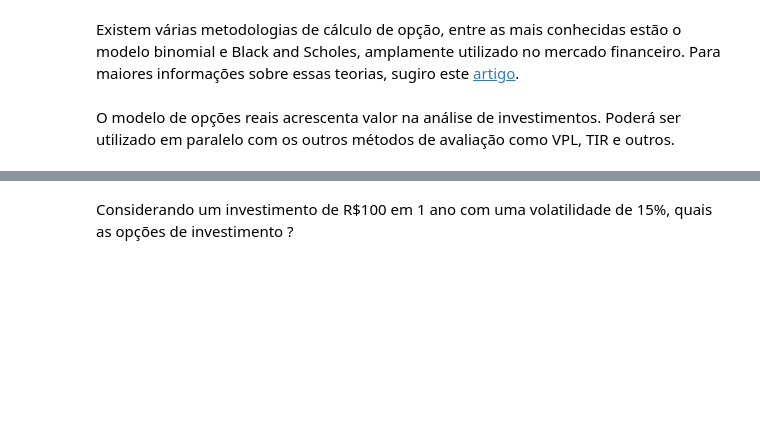
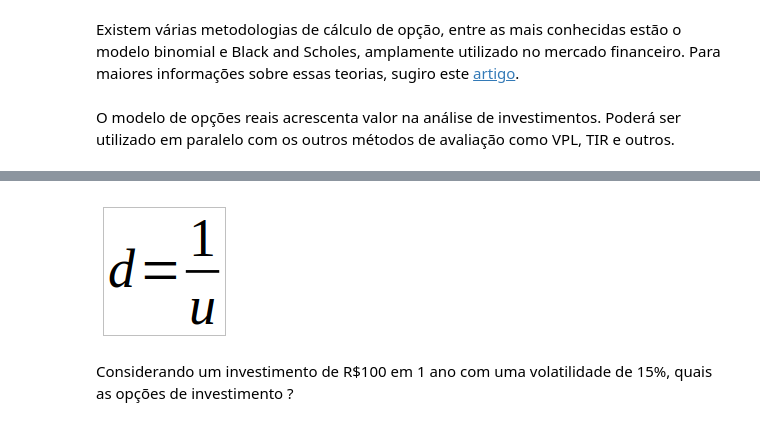
Before and after one commit to levisouuza/engenharia-economica-python, a Jupyter notebook: 8.Opções Reais.ipynb, the cells around one changed output, grey strips where cells are left out. Drawn from its saved outputs; the diff is of its cells as text; code cells hidden in the pictures; blank space fills up the shorter version.

```diff
--- a/8.Opções Reais.ipynb
+++ b/8.Opções Reais.ipynb
@@ -21,3 +23,7 @@ Para cálculo  de **u** e **d** das opções utilizaremos a expressão de **Cox,
+# %%
+Image("images/Dopcoes.png")
+# %% [output]
+[figure, added]
 # %% [markdown]
 Considerando um investimento de R$100 em 1 ano com uma volatilidade de 15%, quais as opções de investimento ?
 # %%
```
Also changed, not shown: parts of 5 cells of this notebook, 1 other file.
